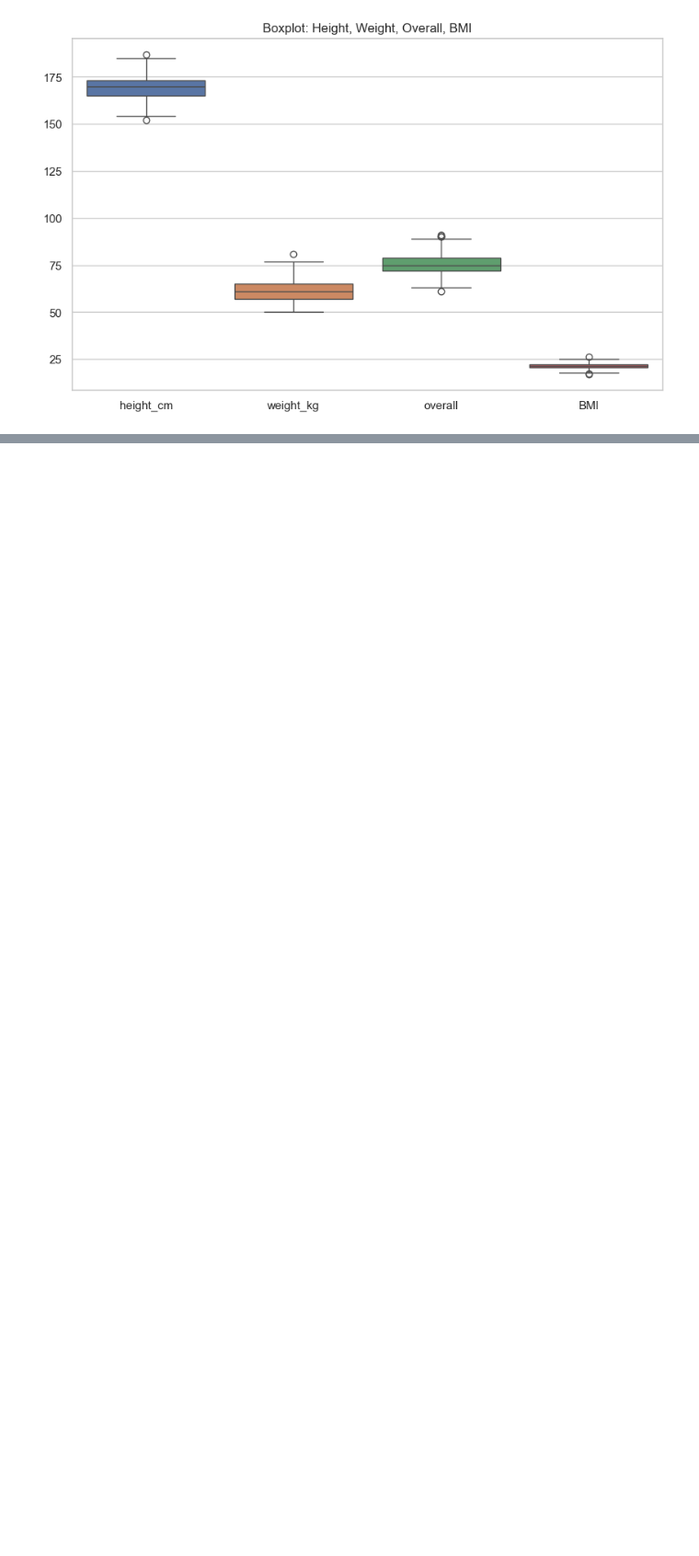
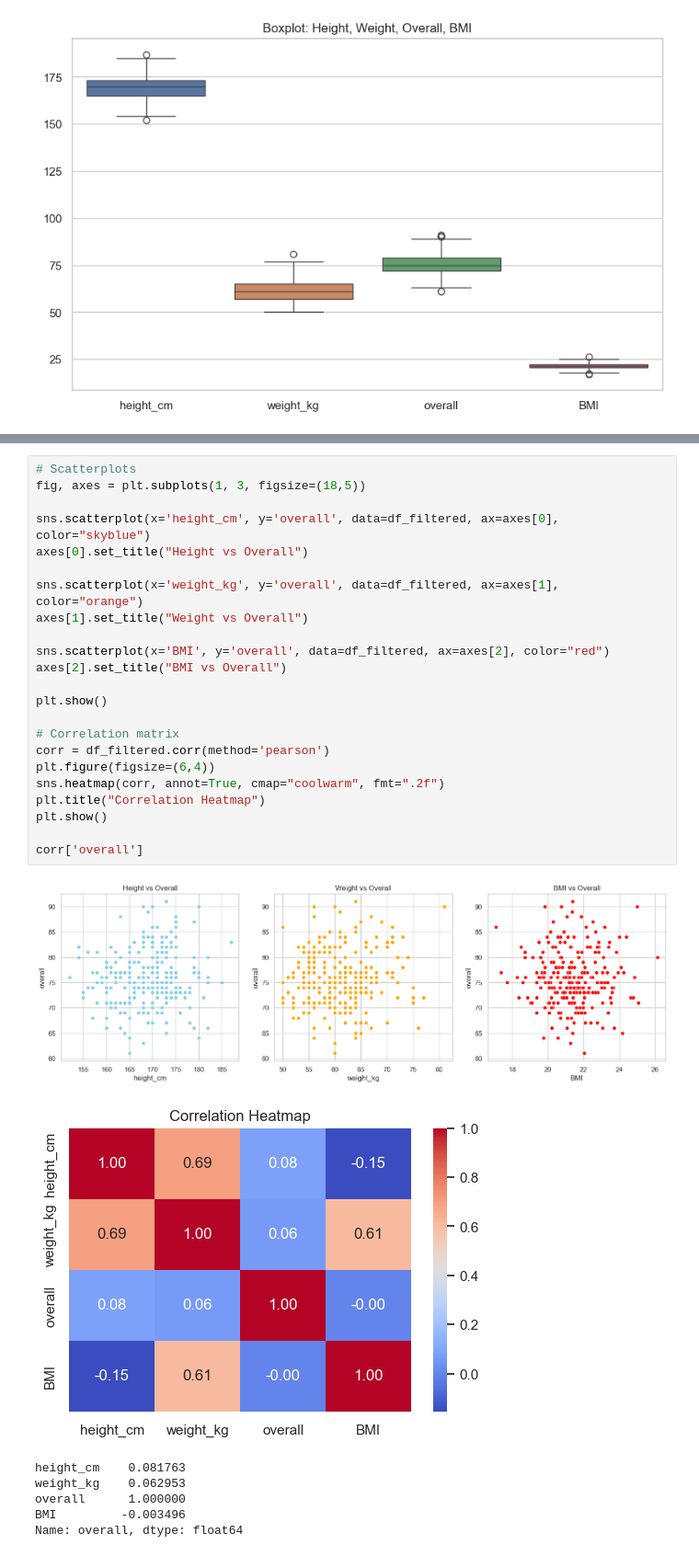
Before and after one commit to WayanRadit29/College_Data_Mining, a Jupyter notebook: fifa18-eda/eda.ipynb, the cells around one changed output, grey strips where cells are left out. Shown at 92% size. Drawn from its saved outputs; the diff is of its cells as text; blank space fills up the shorter version.

Commit message:
Finish count correlation of all features to  overall score

```diff
--- a/fifa18-eda/eda.ipynb
+++ b/fifa18-eda/eda.ipynb
@@ -154,0 +162,31 @@ plt.show()
+# %%
+# Scatterplots
+fig, axes = plt.subplots(1, 3, figsize=(18,5))
+
+sns.scatterplot(x='height_cm', y='overall', data=df_filtered, ax=axes[0], color="skyblue")
+axes[0].set_title("Height vs Overall")
+
+sns.scatterplot(x='weight_kg', y='overall', data=df_filtered, ax=axes[1], color="orange")
+axes[1].set_title("Weight vs Overall")
+
+sns.scatterplot(x='BMI', y='overall', data=df_filtered, ax=axes[2], color="red")
+axes[2].set_title("BMI vs Overall")
+
+plt.show()
+
+# Correlation matrix
+corr = df_filtered.corr(method='pearson')
+plt.figure(figsize=(6,4))
+sns.heatmap(corr, annot=True, cmap="coolwarm", fmt=".2f")
+plt.title("Correlation Heatmap")
+plt.show()
+
+corr['overall']
+# %% [output]
+[figure, added]
+[figure, added]
+height_cm    0.081763
+weight_kg    0.062953
+overall      1.000000
+BMI         -0.003496
+Name: overall, dtype: float64
```
Also changed, not shown: parts of 1 cell of this notebook.
